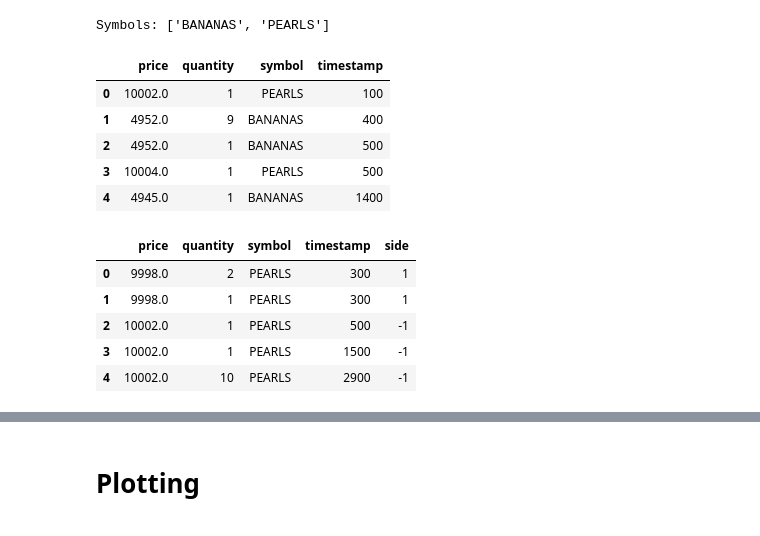
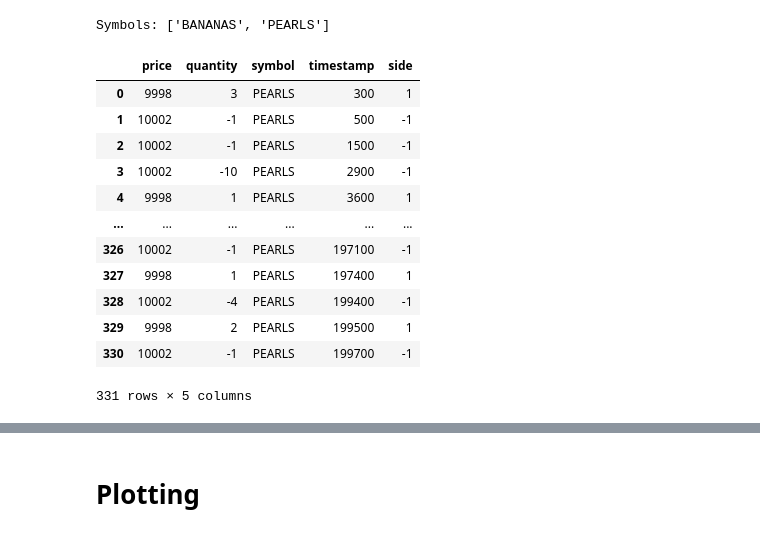
Before and after one commit to XiuLuoShen/imc_prosperity, a Jupyter notebook: ResultsAnalysis.ipynb, the cells around one changed output, grey strips where cells are left out. Saved outputs shown, nothing was run; the diff lists cells and outputs as text; code cells hidden in the pictures.

```diff
--- a/ResultsAnalysis.ipynb
+++ b/ResultsAnalysis.ipynb
@@ -201,20 +273,2 @@ markets = load_market_data(results_file)
 # %% [output]
 Symbols: ['BANANAS', 'PEARLS']
-# %%
-dfs['market_trades'].head()
-# %% [output]
-|  | price | quantity | symbol | timestamp |
-| 0 | 10002.0 | 1 | PEARLS | 100 |
-| 1 | 4952.0 | 9 | BANANAS | 400 |
-| 2 | 4952.0 | 1 | BANANAS | 500 |
-| 3 | 10004.0 | 1 | PEARLS | 500 |
-| 4 | 4945.0 | 1 | BANANAS | 1400 |
-# %%
-dfs['own_trades'].head()
-# %% [output]
-|  | price | quantity | symbol | timestamp | side |
-| 0 | 9998.0 | 2 | PEARLS | 300 | 1 |
-| 1 | 9998.0 | 1 | PEARLS | 300 | 1 |
-| 2 | 10002.0 | 1 | PEARLS | 500 | -1 |
-| 3 | 10002.0 | 1 | PEARLS | 1500 | -1 |
-| 4 | 10002.0 | 10 | PEARLS | 2900 | -1 |
@@ -223,0 +275,16 @@ def md_trade_quote_join():
+# %%
+dfs['orders']['PEARLS']
+# %% [output]
+|  | price | quantity | symbol | timestamp | side |
+| 0 | 9998 | 3 | PEARLS | 300 | 1 |
+| 1 | 10002 | -1 | PEARLS | 500 | -1 |
+| 2 | 10002 | -1 | PEARLS | 1500 | -1 |
+| 3 | 10002 | -10 | PEARLS | 2900 | -1 |
+| 4 | 9998 | 1 | PEARLS | 3600 | 1 |
+| ... | ... | ... | ... | ... | ... |
+| 326 | 10002 | -1 | PEARLS | 197100 | -1 |
+| 327 | 9998 | 1 | PEARLS | 197400 | 1 |
+| 328 | 10002 | -4 | PEARLS | 199400 | -1 |
+| 329 | 9998 | 2 | PEARLS | 199500 | 1 |
+| 330 | 10002 | -1 | PEARLS | 199700 | -1 |
+331 rows × 5 columns
```
Also changed, not shown: parts of 11 cells of this notebook, 3 other files.
